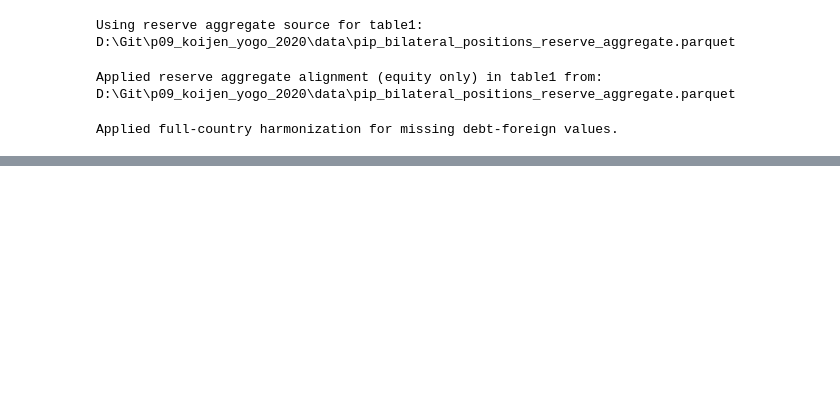
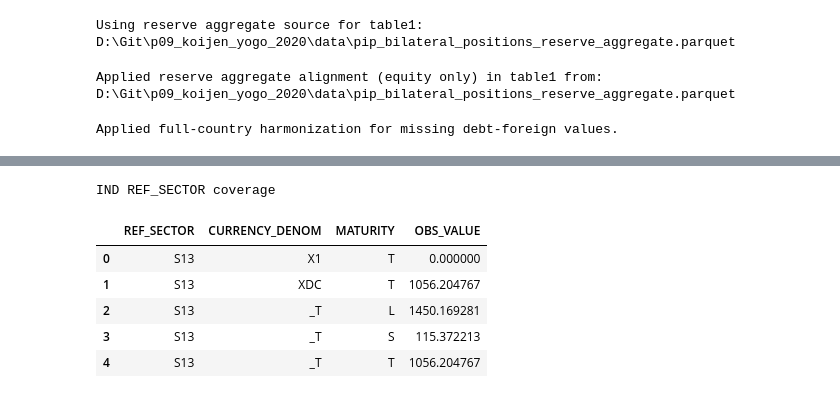
Before and after one commit to songting-byte/p09_koijen_yogo_2020, a Jupyter notebook: src/table1.ipynb, the cells around one changed output, grey strips where cells are left out. Drawn from its saved outputs; the diff is of its cells as text; code cells hidden in the pictures; blank space fills up the shorter version.

```diff
--- a/src/table1.ipynb
+++ b/src/table1.ipynb
@@ -1925,0 +1095,44 @@ marked_over10_table = marked
+# %%
+# India REF_SECTOR coverage check (including S1M)
+
+x = bis[
+
+    (bis["REF_AREA"].astype(str) == "IN")
+
+    & (bis["COUNTERPART_SECTOR"].astype(str) == "S1")
+
+    & (bis["CONSOLIDATION"].astype(str) == "N")
+
+    & (bis["ACCOUNTING_ENTRY"].astype(str) == "L")
+
+    & (bis["STO"].astype(str) == "LE")
+
+    & (bis["INSTR_ASSET"].astype(str) == "F3")
+
+    & (bis["TRANSFORMATION"].astype(str) == "N")
+
+    & (bis["UNIT_MEASURE"].astype(str) == "USD")
+
+    & (bis["PRICES"].astype(str) == "V")
+
+    & (bis["EXPENDITURE"].astype(str) == "_Z")
+
+    & (bis["FREQ"].astype(str) == "Q")
+
+    & (bis["TIME_PERIOD"].astype(str) == f"{TARGET_YEAR}-Q4")
+
+][["REF_SECTOR", "CURRENCY_DENOM", "MATURITY", "OBS_VALUE"]].copy()
+
+x["OBS_VALUE"] = pd.to_numeric(x["OBS_VALUE"], errors="coerce")
+
+print("IND REF_SECTOR coverage")
+
+display(x.groupby(["REF_SECTOR", "CURRENCY_DENOM", "MATURITY"], as_index=False)["OBS_VALUE"].sum(min_count=1).sort_values(["REF_SECTOR", "CURRENCY_DENOM", "MATURITY"]))
+# %% [output]
+IND REF_SECTOR coverage
+|  | REF_SECTOR | CURRENCY_DENOM | MATURITY | OBS_VALUE |
+| 0 | S13 | X1 | T | 0.000000 |
+| 1 | S13 | XDC | T | 1056.204767 |
+| 2 | S13 | _T | L | 1450.169281 |
+| 3 | S13 | _T | S | 115.372213 |
+| 4 | S13 | _T | T | 1056.204767 |
```
Also changed, not shown: parts of 12 cells of this notebook, 1 other file.
